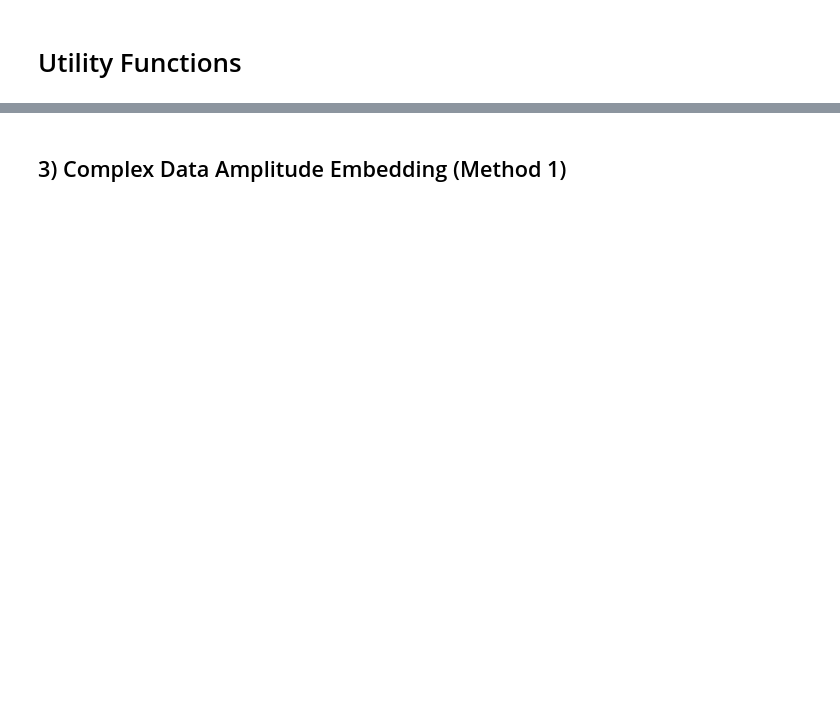
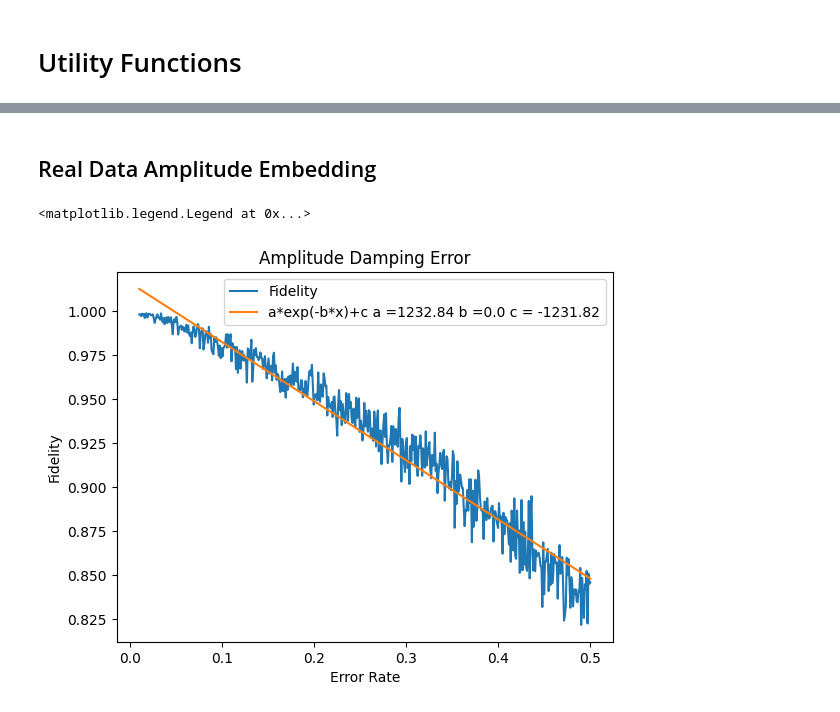
Before and after one commit to mu-crypto/Ronaldu_QHack_2024_Quantum-Embedding, a Jupyter notebook: Quantum Embedding.ipynb, the cells around one changed output, grey strips where cells are left out. Saved outputs shown, nothing was run; the diff lists cells and outputs as text; code cells hidden in the pictures; blank space fills up the shorter version.

```diff
--- a/Quantum Embedding.ipynb
+++ b/Quantum Embedding.ipynb
@@ -325,2 +76,11 @@ def obtain_parent(tree, target_index):
+# %%
+
+x = np.array([np.sqrt(0.1),np.sqrt(0.15),np.sqrt(0.125),np.sqrt(0.125),np.sqrt(0.125),np.sqrt(0.125),np.sqrt(0.125),np.sqrt(0.125)])
+#x = np.array([1,2,3,4,5,6,7,8])
+N = int(np.shape(x)[0])
+
+num_qubits = int(np.ceil(np.log2(N)))
+x_norm =x/np.linalg.norm(x)
+x_density = np.outer(x_norm,x_norm)
 # %% [markdown]
-## 3) Complex Data Amplitude Embedding (Method 1)
+## Real Data Amplitude Embedding
@@ -326,0 +207,23 @@ def obtain_parent(tree, target_index):
+# %%
+p_list = np.linspace(0.01,0.5,500)
+p_list = p_list.tolist()
+fidelities_amplitude = simulate_amplitude(x,p_list)
+# %%
+import matplotlib.pyplot as plt
+import scipy
+
+plt.plot(p_list,fidelities_amplitude,label="Fidelity")
+plt.title("Amplitude Damping Error")
+plt.ylabel("Fidelity")
+plt.xlabel("Error Rate")
+
+def exp(x,a,b,c):
+    return a*np.exp(-b*x)+c
+
+popt, pcov  = scipy.optimize.curve_fit(exp,p_list,fidelities_amplitude,maxfev=50000)
+
+plt.plot(p_list,exp(np.array(p_list),*popt),label="a*exp(-b*x)+c" + " " + "a =" + f"{round(popt[0],2)}" + " b =" +  f"{round(popt[1],2)}" + " " +  "c = " +  f"{round(popt[2],2)}")
+plt.legend()
+# %% [output]
+<matplotlib.legend.Legend at 0x...>
+[figure, added]
```
Also changed, not shown: parts of 41 cells of this notebook.
